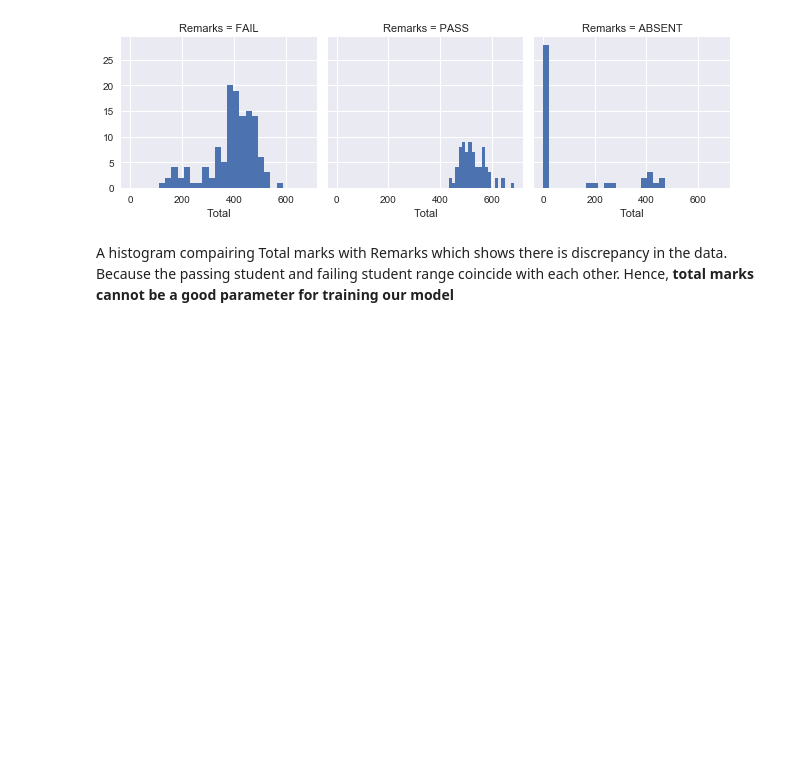
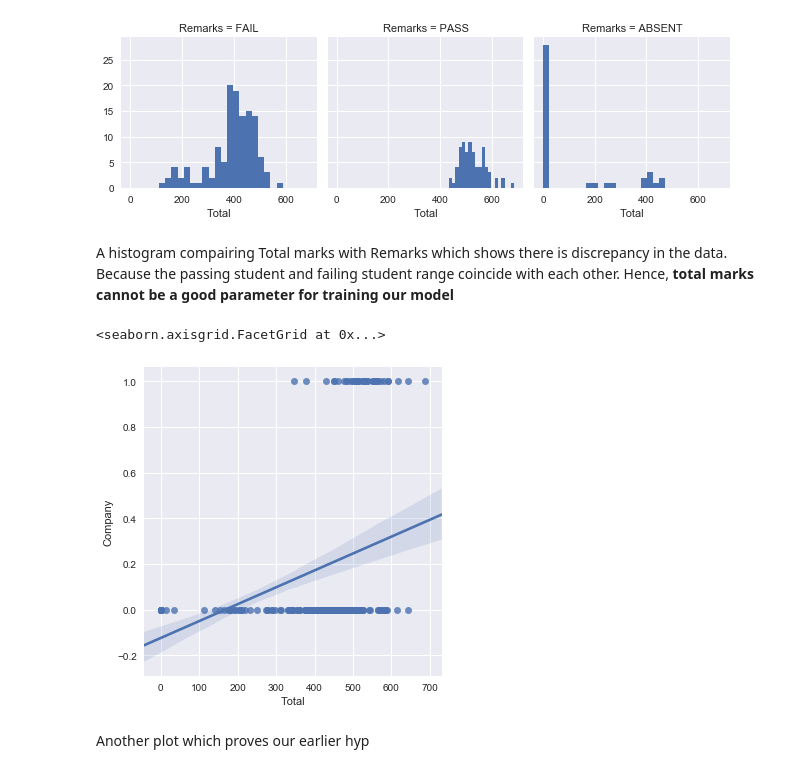
Before and after one commit to Purteeeek/Student-Placement-Guidance, a Jupyter notebook: Exploratory Data Analysis /EDA on Sem 3-2015 Batch .ipynb, the cells around one changed output. Drawn from its saved outputs; the diff is of its cells as text; code cells hidden in the pictures; blank space fills up the shorter version.

```diff
--- a/Exploratory Data Analysis /EDA on Sem 3-2015 Batch .ipynb
+++ b/Exploratory Data Analysis /EDA on Sem 3-2015 Batch .ipynb
@@ -87,3 +87,13 @@ g.map(plt.hist, 'Total', bins = 20)
 [figure]
 # %% [markdown]
 A histogram compairing Total marks with Remarks which shows there is discrepancy in the data. Because the passing student and failing student range coincide with each other. Hence, **total marks cannot be a good parameter for training our model**
+# %%
+#for dataset in sem_3_2015_merge:
+    #dataset['Remarks'] = dataset['Remarks'].map({'FAIL':0, 'PASS':1, 'ABSENT':2}).astype(int)
+
+sns.lmplot(y='Company', x='Total', data=sem_3_2015_merge)
+# %% [output]
+<seaborn.axisgrid.FacetGrid at 0x...>
+[figure, added]
+# %% [markdown]
+Another plot which proves our earlier hyp
```
Also changed, not shown: 1 other file.
